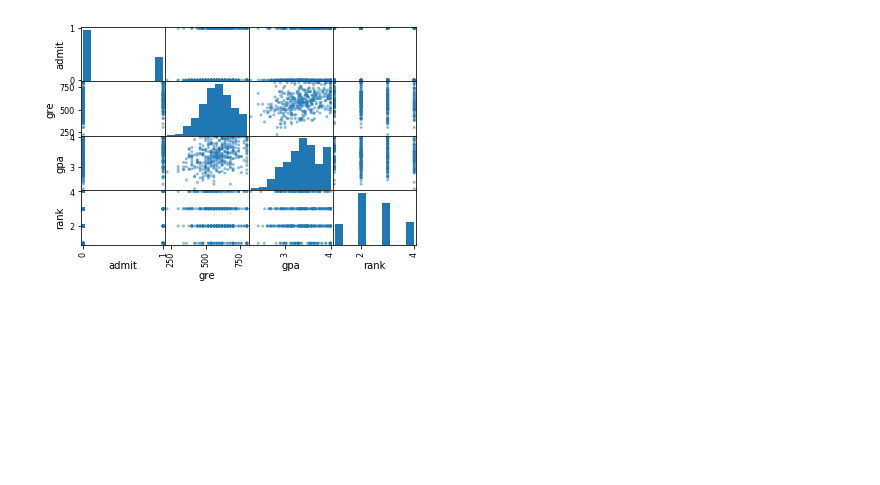
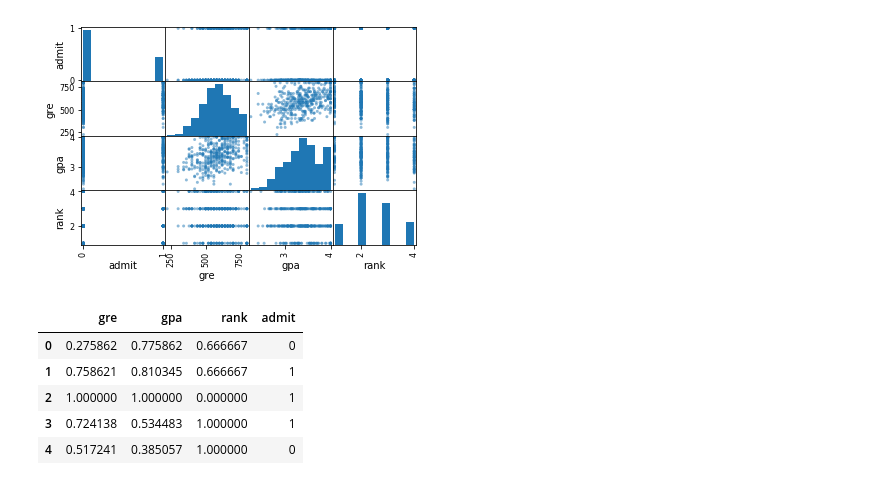
Before and after one commit to htoomik/applied-ml, a Jupyter notebook: w3/w3 practicum part 1.ipynb, the cells around one changed output. Cells and saved outputs as stored; diff of their text form; code cells hidden in the pictures; blank space fills up the shorter version.

```diff
--- a/w3/w3 practicum.ipynb
+++ b/w3/w3 practicum part 1.ipynb
@@ -96,9 +83,22 @@ def log_reg_fit(x, y, learning_rate, epochs):
 
     return model
 # %%
-# import the loan data
-df = pd.read_csv('s3://helen-ml/week-3/grad_school.csv')
+df_raw = pd.read_csv('s3://helen-ml/week-3/grad_school.csv')
 
-_ = pd.plotting.scatter_matrix(df)
+_ = pd.plotting.scatter_matrix(df_raw)
 # %% [output]
 [figure]
+# %%
+cols = ['gre','gpa','rank']
+features = df_raw[cols]
+features_scaled = MinMaxScaler().fit_transform(features)
+df = pd.DataFrame(features_scaled, columns=cols).join(df_raw['admit'])
+
+df.head()
+# %% [output]
+|  | gre | gpa | rank | admit |
+| 0 | 0.275862 | 0.775862 | 0.666667 | 0 |
+| 1 | 0.758621 | 0.810345 | 0.666667 | 1 |
+| 2 | 1.000000 | 1.000000 | 0.000000 | 1 |
+| 3 | 0.724138 | 0.534483 | 1.000000 | 1 |
+| 4 | 0.517241 | 0.385057 | 1.000000 | 0 |
```
Also changed, not shown: parts of 5 cells of this notebook.
